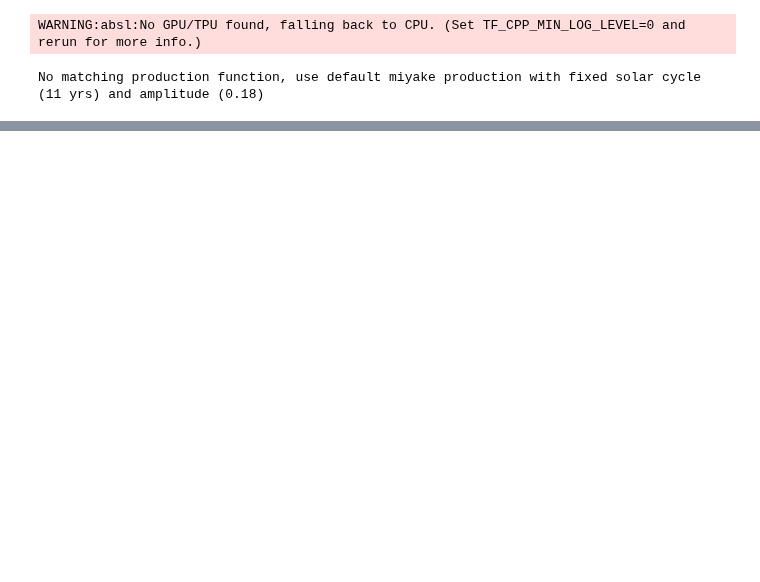
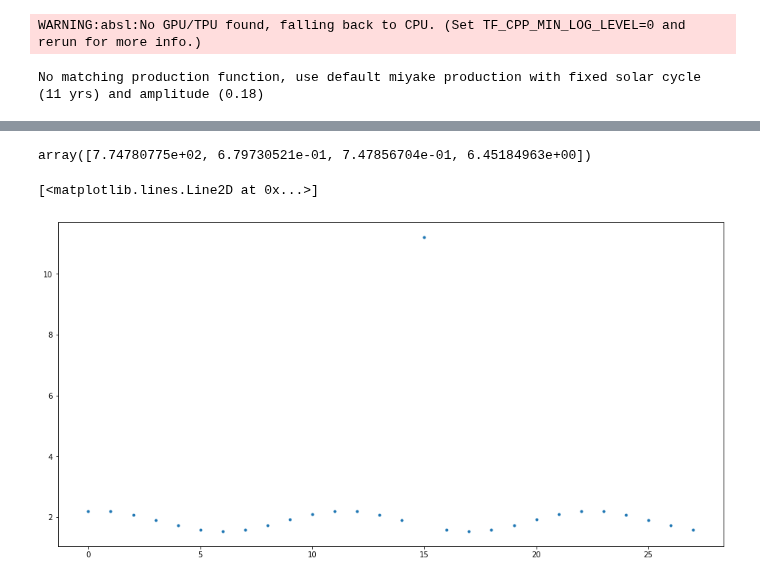
Before and after one commit to SharmaLlama/ticktack, a Jupyter notebook: notebooks/fitting.ipynb, the cells around one changed output, grey strips where cells are left out. Cells and saved outputs as stored; diff of their text form; code cells hidden in the pictures; blank space fills up the shorter version.

```diff
--- a/notebooks/fitting.ipynb
+++ b/notebooks/fitting.ipynb
@@ -46,0 +47,10 @@ cf.plot_samples(sampler)
+# %%
+np.mean(sampler.flatchain, axis=0)
+# %% [output]
+array([7.74780775e+02, 6.79730521e-01, 7.47856704e-01, 6.45184963e+00])
+# %%
+a = cf.production(cf.time_data, 7.74780775e+02, 6.79730521e-01, 7.47856704e-01, 6.45184963e+00)
+plt.plot(a, ".")
+# %% [output]
+[<matplotlib.lines.Line2D at 0x...>]
+[figure, added]
```
Also changed, not shown: parts of 3 cells of this notebook, 4 other files.
